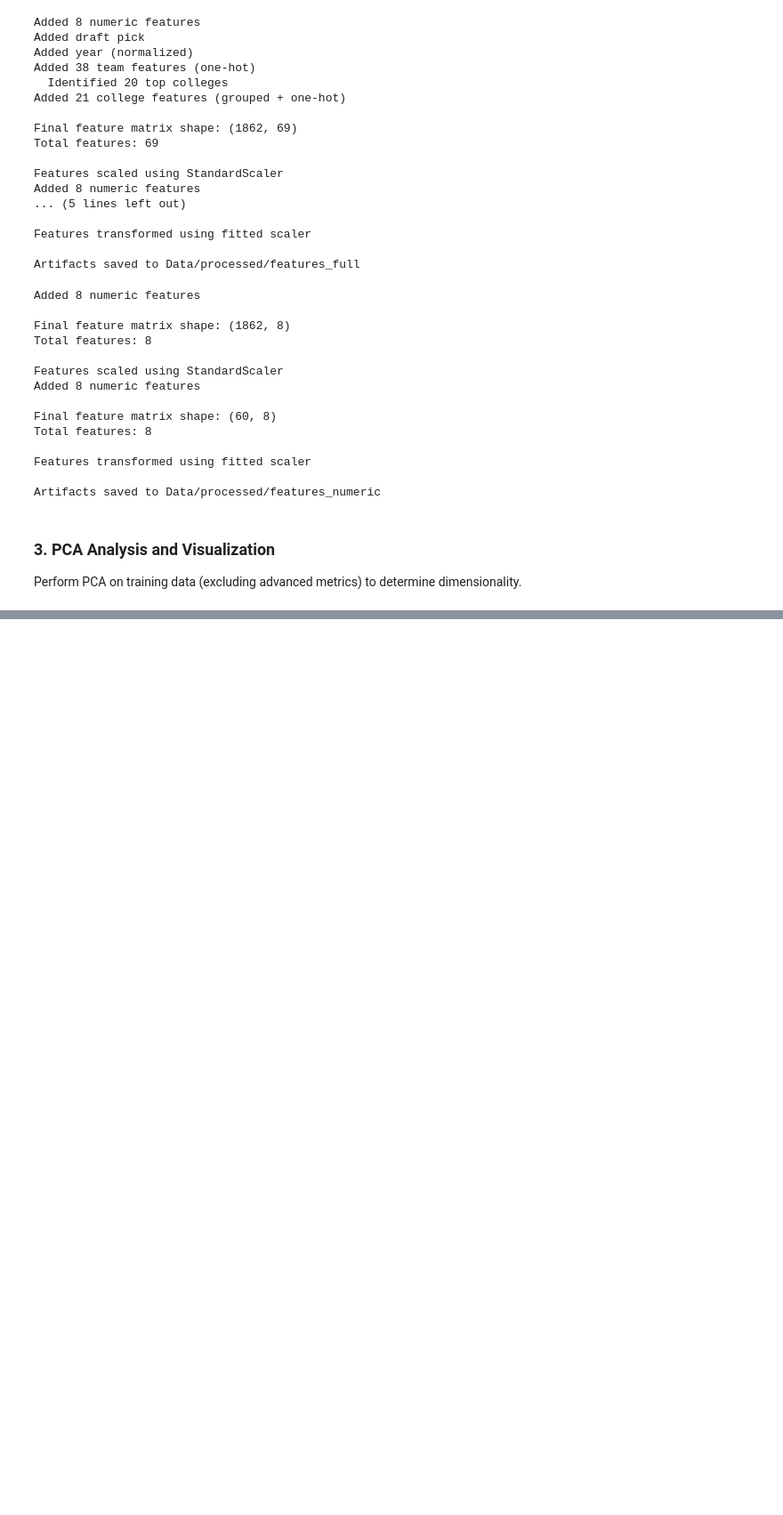
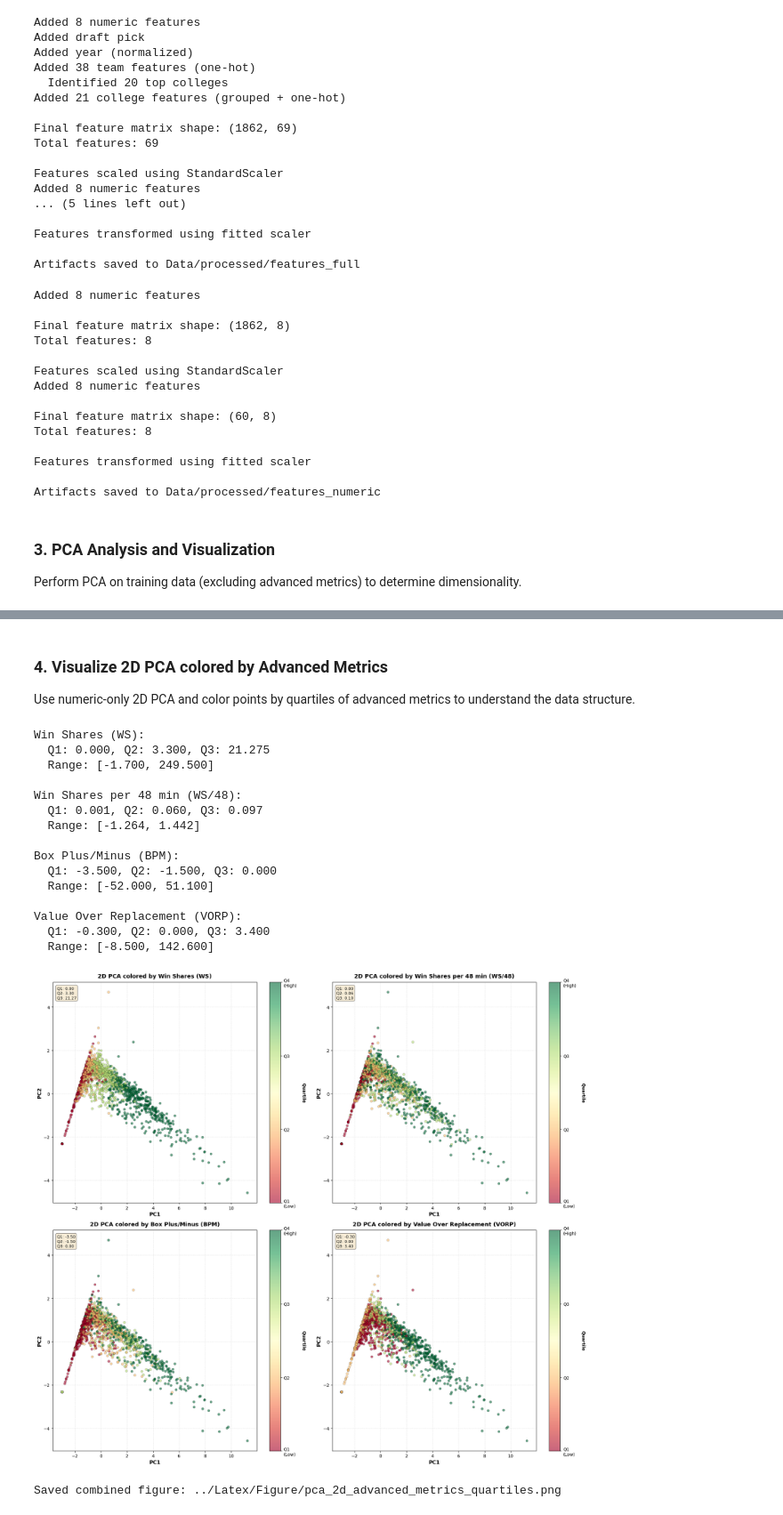
Before and after one commit to Schuyn/Unsupervised-Machine-Learning-Final-Project, a Jupyter notebook: Code/main.ipynb, the cells around one changed output, grey strips where cells are left out. Shown at 89% size. Cells and saved outputs as stored; diff of their text form; code cells hidden in the pictures; blank space fills up the shorter version.

```diff
--- a/Code/main.ipynb
+++ b/Code/main.ipynb
@@ -240,0 +278,37 @@ Top 10 features:
+# %% [markdown]
+### 4. Visualize 2D PCA colored by Advanced Metrics
+
+Use numeric-only 2D PCA and color points by quartiles of advanced metrics to understand the data structure.
+# %%
+metric_names = {
+    'win_shares': 'Win Shares (WS)',
+    'win_shares_per_48_minutes': 'Win Shares per 48 min (WS/48)',
+    'box_plus_minus': 'Box Plus/Minus (BPM)',
+    'value_over_replacement': 'Value Over Replacement (VORP)'
+}
+
+pca_analyzer.plot_2d_colored_by_metrics(
+    X_train=X_train_numeric,
+    display_features=df_train[preprocessor.advanced_metrics],  # Direct column selection
+    metrics=preprocessor.advanced_metrics,
+    metric_names=metric_names,
+    save_individual=False
+)
+# %% [output]
+Win Shares (WS):
+  Q1: 0.000, Q2: 3.300, Q3: 21.275
+  Range: [-1.700, 249.500]
+
+Win Shares per 48 min (WS/48):
+  Q1: 0.001, Q2: 0.060, Q3: 0.097
+  Range: [-1.264, 1.442]
+
+Box Plus/Minus (BPM):
+  Q1: -3.500, Q2: -1.500, Q3: 0.000
+  Range: [-52.000, 51.100]
+
+Value Over Replacement (VORP):
+  Q1: -0.300, Q2: 0.000, Q3: 3.400
+  Range: [-8.500, 142.600]
+[figure, added]
+Saved combined figure: ../Latex/Figure/pca_2d_advanced_metrics_quartiles.png
```
Also changed, not shown: parts of 2 cells of this notebook, 5 other files.
